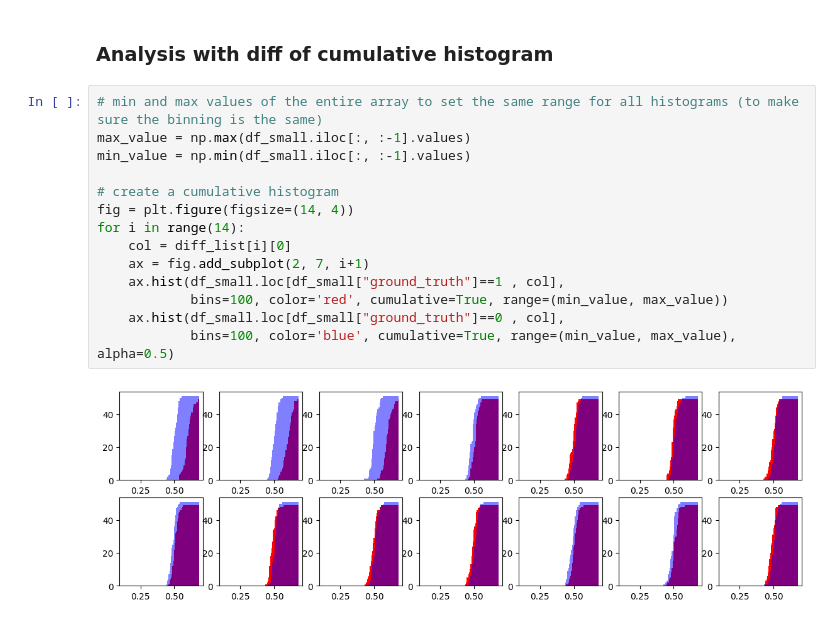
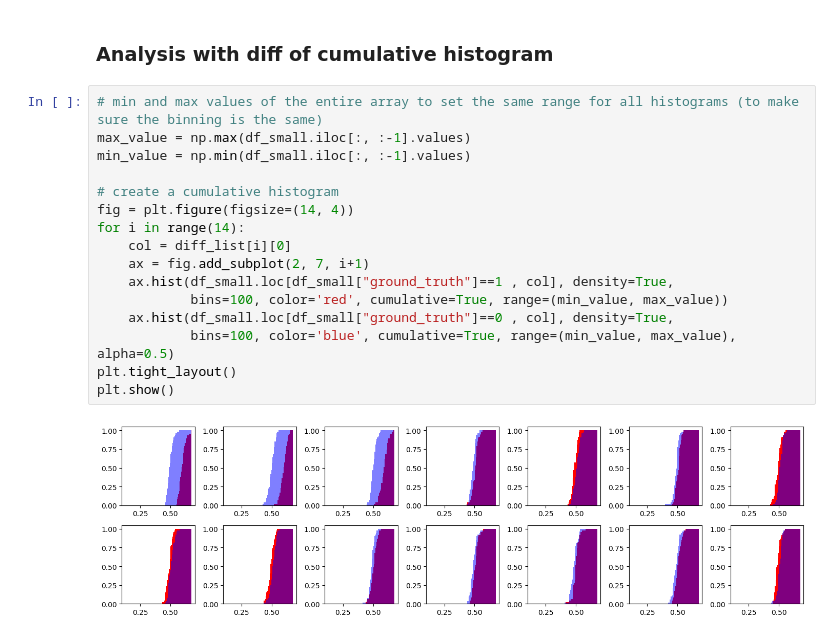
Before and after one commit to tahendry/master_thesis, a Jupyter notebook: histogram_analysis_example.ipynb, the cells around one changed output. Drawn from its saved outputs; the diff is of its cells as text.

Commit message:
small fixes and test about histogram

```diff
--- a/histogram_analysis_example.ipynb
+++ b/histogram_analysis_example.ipynb
@@ -210,19 +210,21 @@ column number = 2828, difference = 0.017103952383332066
 # %%
 # min and max values of the entire array to set the same range for all histograms (to make sure the binning is the same)
 max_value = np.max(df_small.iloc[:, :-1].values)
 min_value = np.min(df_small.iloc[:, :-1].values)
 
 # create a cumulative histogram
 fig = plt.figure(figsize=(14, 4))
 for i in range(14):
     col = diff_list[i][0]
     ax = fig.add_subplot(2, 7, i+1)
-    ax.hist(df_small.loc[df_small["ground_truth"]==1 , col],
+    ax.hist(df_small.loc[df_small["ground_truth"]==1 , col], density=True,
             bins=100, color='red', cumulative=True, range=(min_value, max_value))
-    ax.hist(df_small.loc[df_small["ground_truth"]==0 , col],
+    ax.hist(df_small.loc[df_small["ground_truth"]==0 , col], density=True,
             bins=100, color='blue', cumulative=True, range=(min_value, max_value), alpha=0.5)
+plt.tight_layout()
+plt.show()
 # %% [output]
-[figure, old version]
+[figure, new version]
 # %%
 # calculate the difference between the two cumulative histograms including
 # a resampling (done with the range argument) so that the two histograms have the same bins
```
Also changed, not shown: parts of 13 cells of this notebook, 1 other file.
